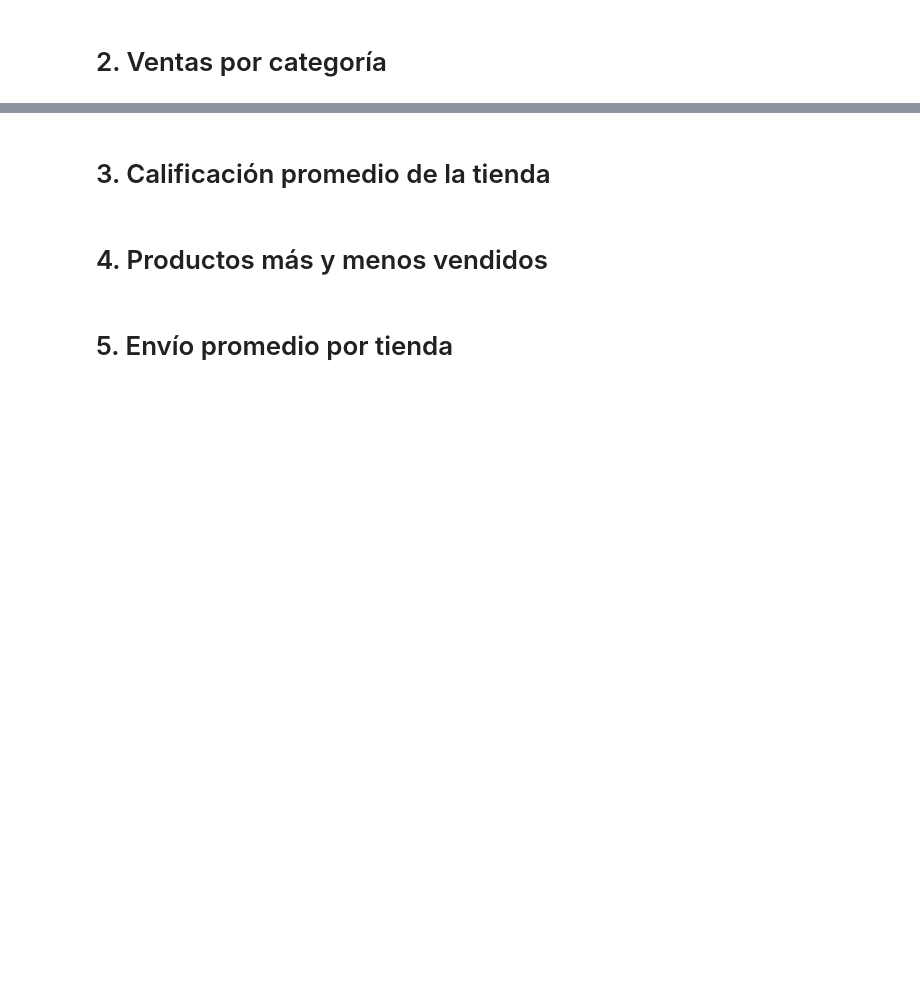
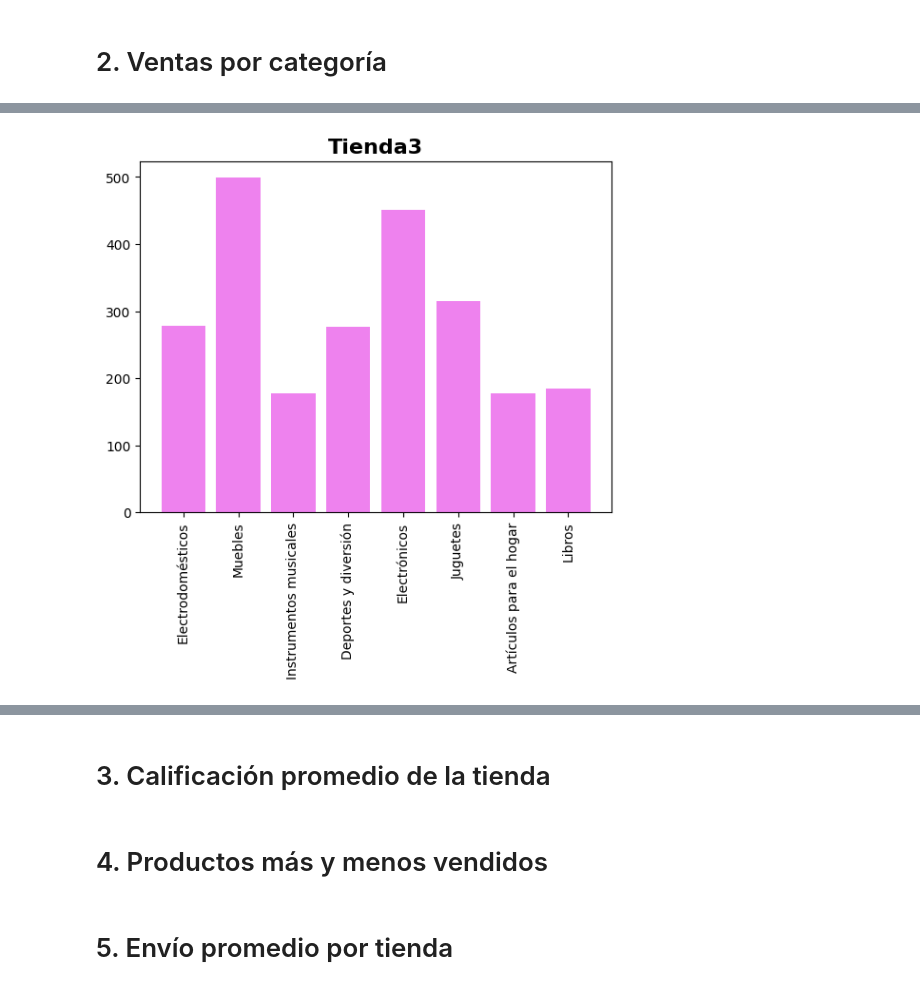
Before and after one commit to aylenfv/DS---Sr.-Juan, a Jupyter notebook: AluraStoreLatam.ipynb, the cells around one changed output, grey strips where cells are left out. Cells and saved outputs as stored; diff of their text form; code cells hidden in the pictures; blank space fills up the shorter version.

```diff
--- a/AluraStoreLatam.ipynb
+++ b/AluraStoreLatam.ipynb
@@ -62,0 +125,4 @@ plt.show()
+# %%
+mostrarDatosCategorias(3, 'violet')
+# %% [output]
+[figure, added]
```
Also changed, not shown: parts of 7 cells of this notebook.
